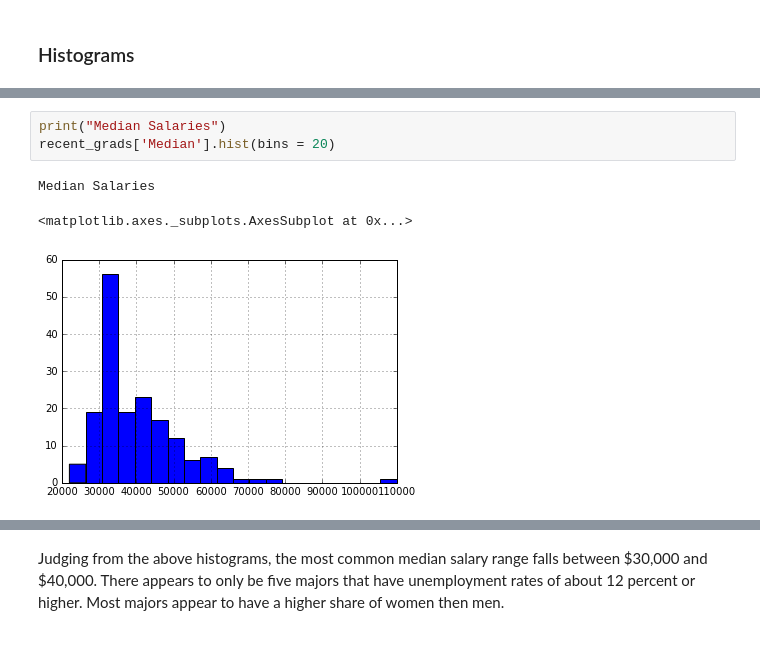
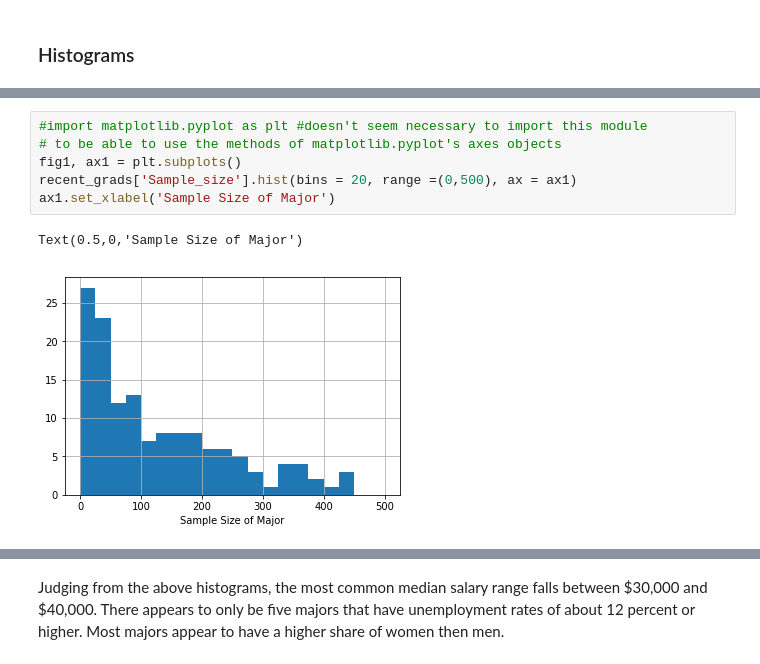
Before and after one commit to jenfad/Visualizing-Earnings-by-College-Majors, a Jupyter notebook: Basics.ipynb, the cells around one changed output, grey strips where cells are left out. Drawn from its saved outputs; the diff is of its cells as text.

```diff
--- a/Basics.ipynb
+++ b/Basics.ipynb
@@ -97,7 +90,9 @@ Sample Sizes of Majors
-# %%
-print("Median Salaries")
-recent_grads['Median'].hist(bins = 20)
-# %% [output]
-Median Salaries
-<matplotlib.axes._subplots.AxesSubplot at 0x...>
-[figure, removed]
+# %%
+#import matplotlib.pyplot as plt #doesn't seem necessary to import this module
+# to be able to use the methods of matplotlib.pyplot's axes objects
+fig1, ax1 = plt.subplots()
+recent_grads['Sample_size'].hist(bins = 20, range =(0,500), ax = ax1)
+ax1.set_xlabel('Sample Size of Major')
+# %% [output]
+Text(0.5,0,'Sample Size of Major')
+[figure, added]
```
Also changed, not shown: parts of 20 cells of this notebook.
